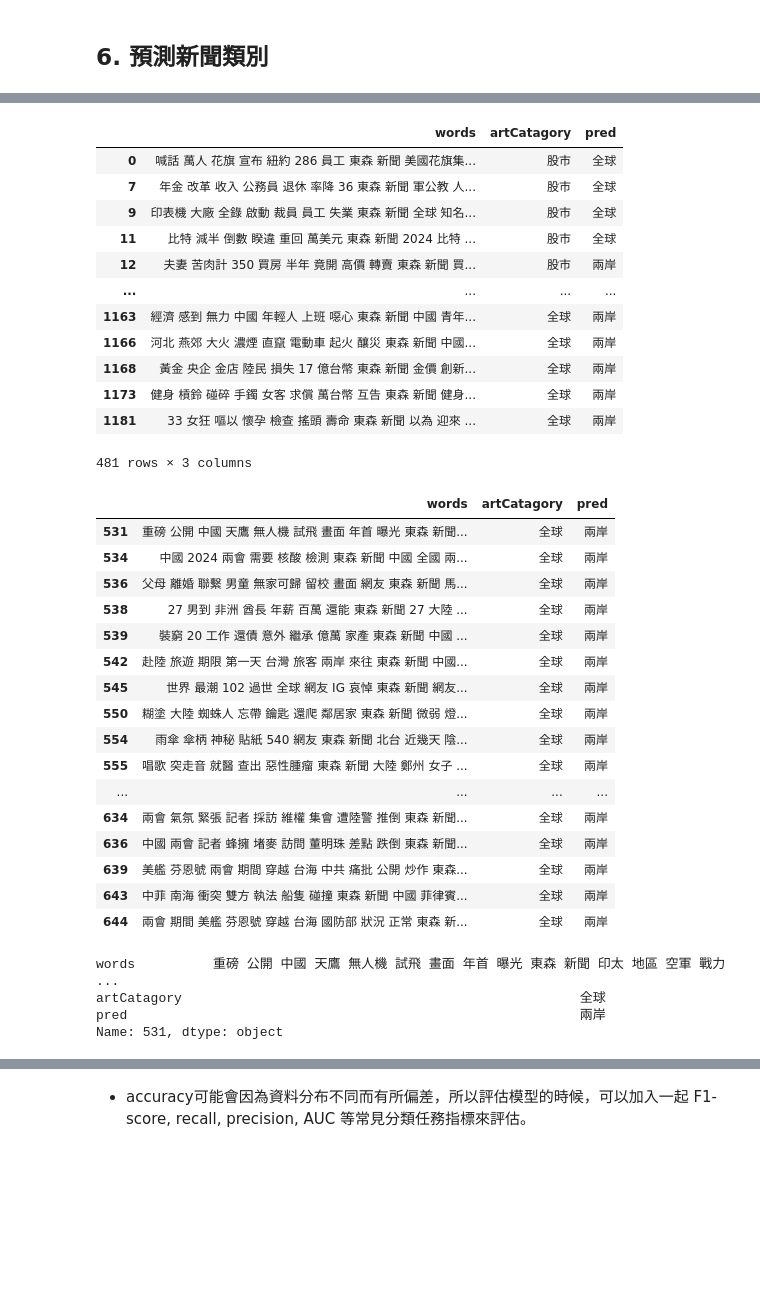
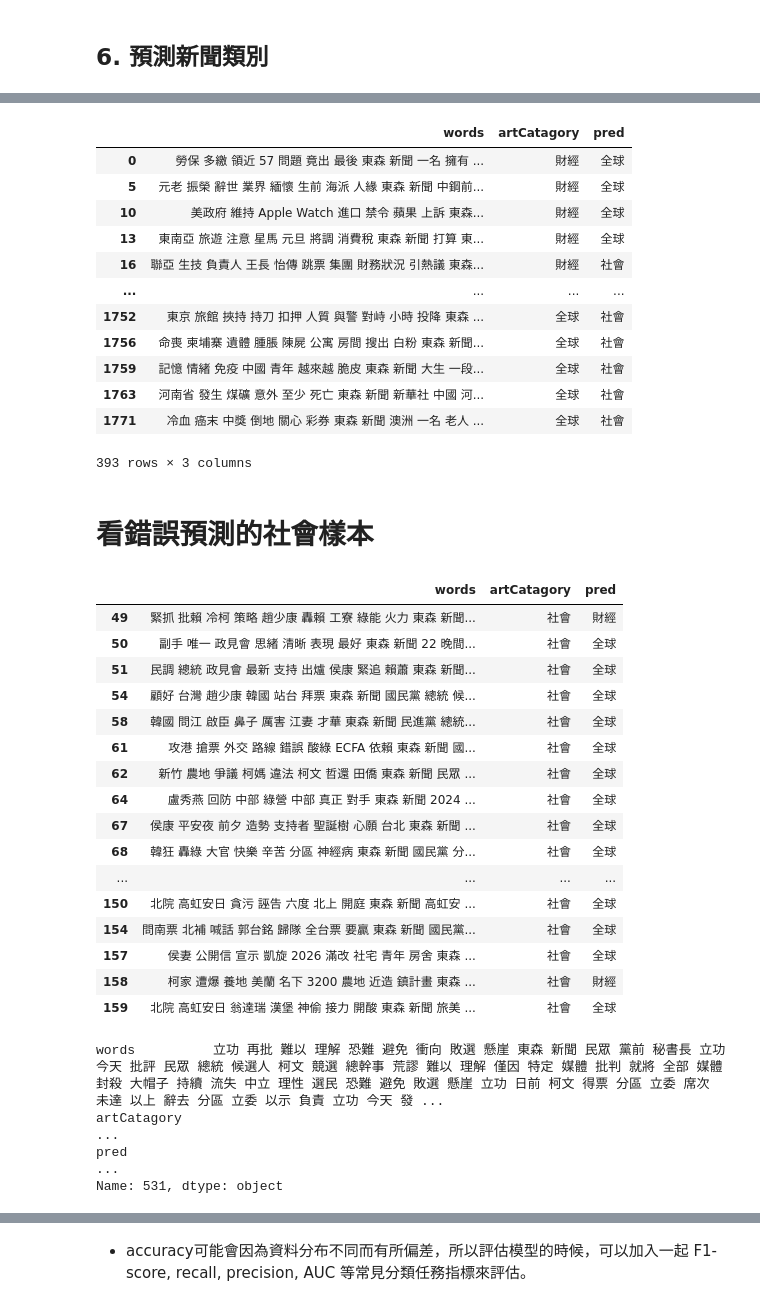
Before and after one commit to whats2000/NatureLanguageAnalyze, a Jupyter notebook: DocumentClassification.ipynb, the cells around one changed output, grey strips where cells are left out. Saved outputs shown, nothing was run; the diff lists cells and outputs as text; code cells hidden in the pictures; blank space fills up the shorter version.

```diff
--- a/DocumentClassification.ipynb
+++ b/DocumentClassification.ipynb
@@ -769,7 +769,7 @@ plot_coef(logistic_reg_model=model_set['clf_logistic'], feature_names=vectorizer
 - 時間範圍：2023/12/23 ~ 2024/01/13
 - 工作流程平台搜尋/排除關鍵字：無
 # %%
-ct = pd.read_csv("data/自由時報.csv")
+ct = pd.read_csv("data/東森新聞.csv")
 ct.dropna(inplace=True)
 ct
 # %% [output]
@@ -822,6 +825,6 @@ ec    2102
 Name: count, dtype: int64
 # %%
-mapper = {"財經":"股市", "政治":"兩岸", "體育":"運動", "兩岸": "兩岸", "國際":"全球"}
+mapper = {"政治":"社會", "國際":"全球", "社會":"社會", "財經":"財經"}
 ct['artCatagory'] = ct['artCatagory'].map(mapper)
 
 X = ct['words']
@@ -862,44 +888,46 @@ false_pred = ct.query("artCatagory != pred").loc[:,['words', 'artCatagory',"pred
 false_pred
 # %% [output]
 |  | words | artCatagory | pred |
-| 0 | 喊話 萬人 花旗 宣布 紐約 286 員工 東森 新聞 美國花旗集... | 股市 | 全球 |
-| 7 | 年金 改革 收入 公務員 退休 率降 36 東森 新聞 軍公教 人... | 股市 | 全球 |
-| 9 | 印表機 大廠 全錄 啟動 裁員 員工 失業 東森 新聞 全球 知名... | 股市 | 全球 |
-| 11 | 比特 減半 倒數 睽違 重回 萬美元 東森 新聞 2024 比特 ... | 股市 | 全球 |
-| 12 | 夫妻 苦肉計 350 買房 半年 竟開 高價 轉賣 東森 新聞 買... | 股市 | 兩岸 |
+| 0 | 勞保 多繳 領近 57 問題 竟出 最後 東森 新聞 一名 擁有 ... | 財經 | 全球 |
+| 5 | 元老 振榮 辭世 業界 緬懷 生前 海派 人緣 東森 新聞 中鋼前... | 財經 | 全球 |
+| 10 | 美政府 維持 Apple Watch 進口 禁令 蘋果 上訴 東森... | 財經 | 全球 |
+| 13 | 東南亞 旅遊 注意 星馬 元旦 將調 消費稅 東森 新聞 打算 東... | 財經 | 全球 |
+| 16 | 聯亞 生技 負責人 王長 怡傳 跳票 集團 財務狀況 引熱議 東森... | 財經 | 社會 |
 | ... | ... | ... | ... |
-| 1163 | 經濟 感到 無力 中國 年輕人 上班 噁心 東森 新聞 中國 青年... | 全球 | 兩岸 |
-| 1166 | 河北 燕郊 大火 濃煙 直竄 電動車 起火 釀災 東森 新聞 中國... | 全球 | 兩岸 |
-| 1168 | 黃金 央企 金店 陸民 損失 17 億台幣 東森 新聞 金價 創新... | 全球 | 兩岸 |
-| 1173 | 健身 槓鈴 碰碎 手鐲 女客 求償 萬台幣 互告 東森 新聞 健身... | 全球 | 兩岸 |
-| 1181 | 33 女狂 嘔以 懷孕 檢查 搖頭 壽命 東森 新聞 以為 迎來 ... | 全球 | 兩岸 |
+| 1752 | 東京 旅館 挾持 持刀 扣押 人質 與警 對峙 小時 投降 東森 ... | 全球 | 社會 |
+| 1756 | 命喪 柬埔寨 遺體 腫脹 陳屍 公寓 房間 搜出 白粉 東森 新聞... | 全球 | 社會 |
+| 1759 | 記憶 情緒 免疫 中國 青年 越來越 脆皮 東森 新聞 大生 一段... | 全球 | 社會 |
+| 1763 | 河南省 發生 煤礦 意外 至少 死亡 東森 新聞 新華社 中國 河... | 全球 | 社會 |
+| 1771 | 冷血 癌末 中獎 倒地 關心 彩券 東森 新聞 澳洲 一名 老人 ... | 全球 | 社會 |
-481 rows × 3 columns
+393 rows × 3 columns
+# %% [markdown]
+# 看錯誤預測的社會樣本
 # %%
-false_pred.loc[false_pred['artCatagory']=='全球', :].head(50)
+false_pred.loc[false_pred['artCatagory']=='社會', :].head(50)
 # %% [output]
 |  | words | artCatagory | pred |
-| 531 | 重磅 公開 中國 天鷹 無人機 試飛 畫面 年首 曝光 東森 新聞... | 全球 | 兩岸 |
-| 534 | 中國 2024 兩會 需要 核酸 檢測 東森 新聞 中國 全國 兩... | 全球 | 兩岸 |
-| 536 | 父母 離婚 聯繫 男童 無家可歸 留校 畫面 網友 東森 新聞 馬... | 全球 | 兩岸 |
-| 538 | 27 男到 非洲 酋長 年薪 百萬 還能 東森 新聞 27 大陸 ... | 全球 | 兩岸 |
-| 539 | 裝窮 20 工作 還債 意外 繼承 億萬 家產 東森 新聞 中國 ... | 全球 | 兩岸 |
-| 542 | 赴陸 旅遊 期限 第一天 台灣 旅客 兩岸 來往 東森 新聞 中國... | 全球 | 兩岸 |
-| 545 | 世界 最潮 102 過世 全球 網友 IG 哀悼 東森 新聞 網友... | 全球 | 兩岸 |
-| 550 | 糊塗 大陸 蜘蛛人 忘帶 鑰匙 還爬 鄰居家 東森 新聞 微弱 燈... | 全球 | 兩岸 |
-| 554 | 雨傘 傘柄 神秘 貼紙 540 網友 東森 新聞 北台 近幾天 陰... | 全球 | 兩岸 |
-| 555 | 唱歌 突走音 就醫 查出 惡性腫瘤 東森 新聞 大陸 鄭州 女子 ... | 全球 | 兩岸 |
+| 49 | 緊抓 批賴 冷柯 策略 趙少康 轟賴 工寮 綠能 火力 東森 新聞... | 社會 | 財經 |
+| 50 | 副手 唯一 政見會 思緒 清晰 表現 最好 東森 新聞 22 晚間... | 社會 | 全球 |
+| 51 | 民調 總統 政見會 最新 支持 出爐 侯康 緊追 賴蕭 東森 新聞... | 社會 | 全球 |
+| 54 | 顧好 台灣 趙少康 韓國 站台 拜票 東森 新聞 國民黨 總統 候... | 社會 | 全球 |
+| 58 | 韓國 問江 啟臣 鼻子 厲害 江妻 才華 東森 新聞 民進黨 總統... | 社會 | 全球 |
+| 61 | 攻港 搶票 外交 路線 錯誤 酸綠 ECFA 依賴 東森 新聞 國... | 社會 | 全球 |
+| 62 | 新竹 農地 爭議 柯媽 違法 柯文 哲還 田僑 東森 新聞 民眾 ... | 社會 | 全球 |
+| 64 | 盧秀燕 回防 中部 綠營 中部 真正 對手 東森 新聞 2024 ... | 社會 | 全球 |
+| 67 | 侯康 平安夜 前夕 造勢 支持者 聖誕樹 心願 台北 東森 新聞 ... | 社會 | 全球 |
+| 68 | 韓狂 轟綠 大官 快樂 辛苦 分區 神經病 東森 新聞 國民黨 分... | 社會 | 全球 |
 | ... | ... | ... | ... |
-| 634 | 兩會 氣氛 緊張 記者 採訪 維權 集會 遭陸警 推倒 東森 新聞... | 全球 | 兩岸 |
-| 636 | 中國 兩會 記者 蜂擁 堵麥 訪問 董明珠 差點 跌倒 東森 新聞... | 全球 | 兩岸 |
-| 639 | 美艦 芬恩號 兩會 期間 穿越 台海 中共 痛批 公開 炒作 東森... | 全球 | 兩岸 |
-| 643 | 中菲 南海 衝突 雙方 執法 船隻 碰撞 東森 新聞 中國 菲律賓... | 全球 | 兩岸 |
-| 644 | 兩會 期間 美艦 芬恩號 穿越 台海 國防部 狀況 正常 東森 新... | 全球 | 兩岸 |
+| 150 | 北院 高虹安日 貪污 誣告 六度 北上 開庭 東森 新聞 高虹安 ... | 社會 | 全球 |
+| 154 | 問南票 北補 喊話 郭台銘 歸隊 全台票 要贏 東森 新聞 國民黨... | 社會 | 全球 |
+| 157 | 侯妻 公開信 宣示 凱旋 2026 滿改 社宅 青年 房舍 東森 ... | 社會 | 全球 |
+| 158 | 柯家 遭爆 養地 美蘭 名下 3200 農地 近造 鎮計畫 東森 ... | 社會 | 財經 |
+| 159 | 北院 高虹安日 翁達瑞 漢堡 神偷 接力 開酸 東森 新聞 旅美 ... | 社會 | 全球 |
 # %%
 false_pred.loc[531, :]
 # %% [output]
-words          重磅 公開 中國 天鷹 無人機 試飛 畫面 年首 曝光 東森 新聞 印太 地區 空軍 戰力 ...
-artCatagory                                                   全球
-pred                                                          兩岸
+words          立功 再批 難以 理解 恐難 避免 衝向 敗選 懸崖 東森 新聞 民眾 黨前 秘書長 立功 今天 批評 民眾 總統 候選人 柯文 競選 總幹事 荒謬 難以 理解 僅因 特定 媒體 批判 就將 全部 媒體 封殺 大帽子 持續 流失 中立 理性 選民 恐難 避免 敗選 懸崖 立功 日前 柯文 得票 分區 立委 席次 未達 以上 辭去 分區 立委 以示 負責 立功 今天 發 ...
+artCatagory                                                                                                                                                                                              ...
+pred                                                                                                                                                                                                     ...
 Name: 531, dtype: object
 # %%
 pprint(false_pred['words'][531])
```
Also changed, not shown: parts of 11 cells of this notebook, 1 other file.
